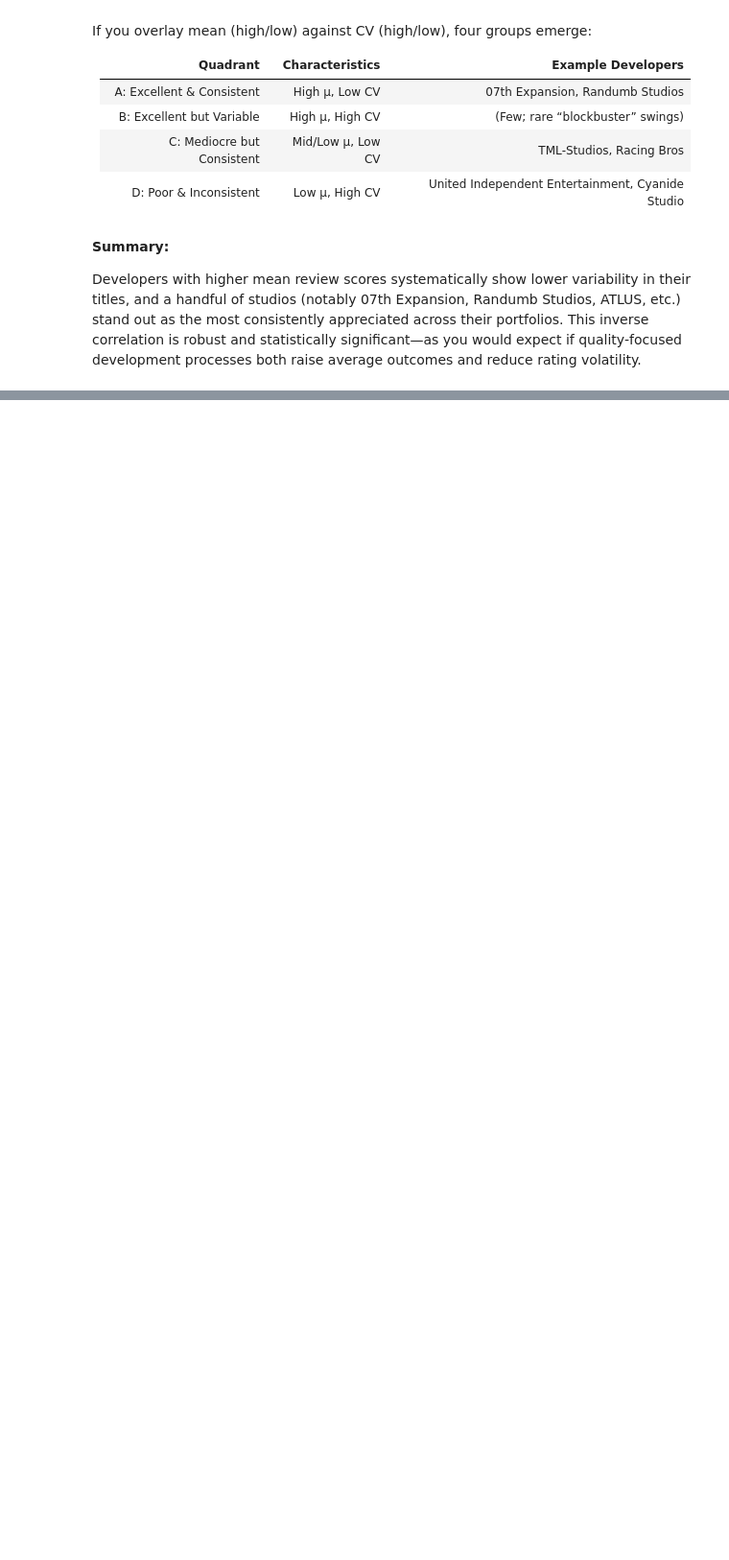
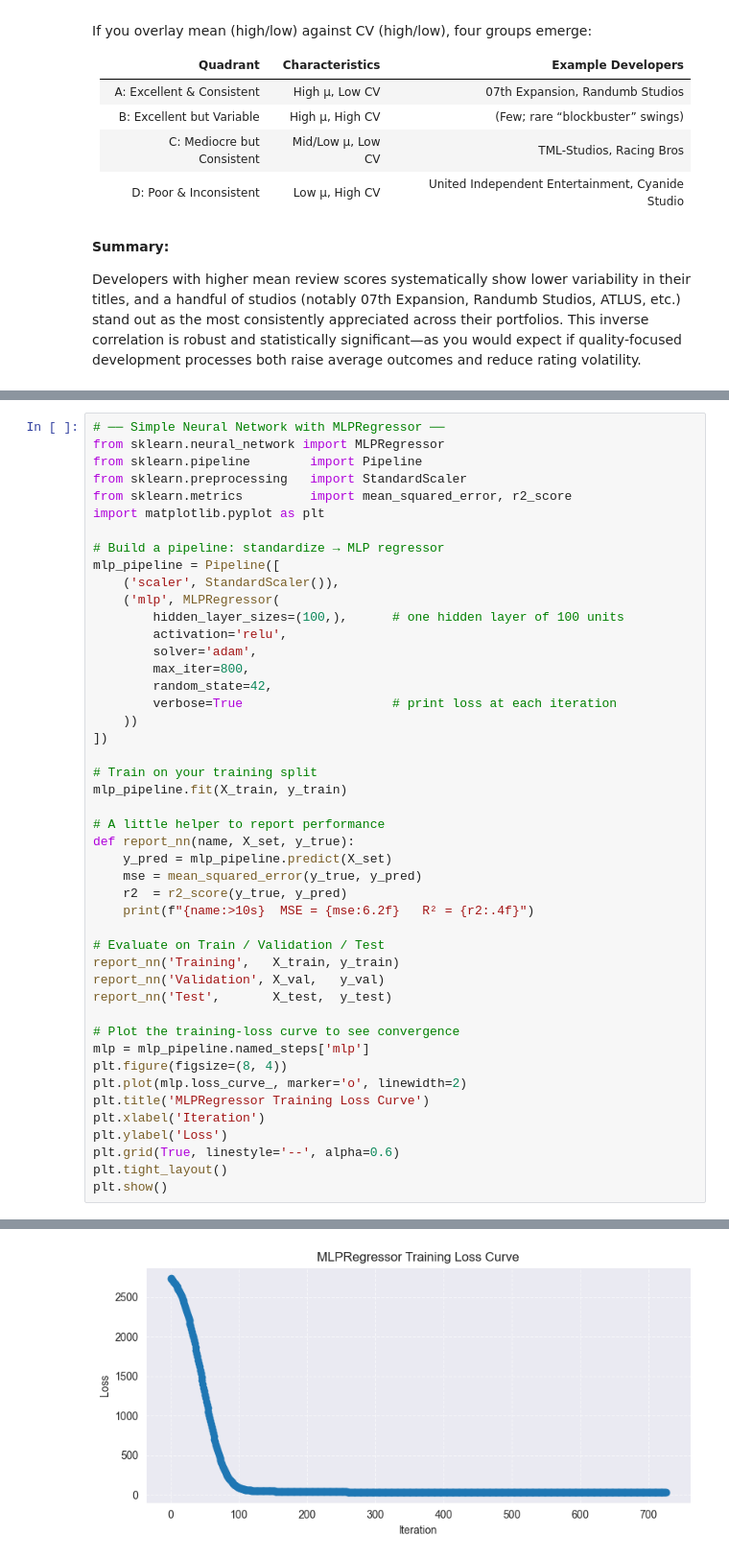
Before and after one commit to Darakuu/FAD_SteamGames_2025, a Jupyter notebook: project.ipynb, the cells around one changed output, grey strips where cells are left out. Shown at 96% size. Saved outputs shown, nothing was run; the diff lists cells and outputs as text; blank space fills up the shorter version.

Commit message:
[FEAT] Add polynomial and MLP Regressors

```diff
--- a/project.ipynb
+++ b/project.ipynb
@@ -1024,0 +1168,47 @@ Developers with higher mean review scores systematically show lower variability
+# %%
+# ── Simple Neural Network with MLPRegressor ──
+from sklearn.neural_network import MLPRegressor
+from sklearn.pipeline        import Pipeline
+from sklearn.preprocessing   import StandardScaler
+from sklearn.metrics         import mean_squared_error, r2_score
+import matplotlib.pyplot as plt
+
+# Build a pipeline: standardize → MLP regressor
+mlp_pipeline = Pipeline([
+    ('scaler', StandardScaler()),
+    ('mlp', MLPRegressor(
+        hidden_layer_sizes=(100,),      # one hidden layer of 100 units
+        activation='relu',
+        solver='adam',
+        max_iter=800,
+        random_state=42,
+        verbose=True                    # print loss at each iteration
+    ))
+])
+
+# Train on your training split
+mlp_pipeline.fit(X_train, y_train)
+
+# A little helper to report performance
+def report_nn(name, X_set, y_true):
+    y_pred = mlp_pipeline.predict(X_set)
+    mse = mean_squared_error(y_true, y_pred)
+    r2  = r2_score(y_true, y_pred)
+    print(f"{name:>10s}  MSE = {mse:6.2f}   R² = {r2:.4f}")
+
+# Evaluate on Train / Validation / Test
+report_nn('Training',   X_train, y_train)
+report_nn('Validation', X_val,   y_val)
+report_nn('Test',       X_test,  y_test)
+
+# Plot the training‐loss curve to see convergence
+mlp = mlp_pipeline.named_steps['mlp']
+plt.figure(figsize=(8, 4))
+plt.plot(mlp.loss_curve_, marker='o', linewidth=2)
+plt.title('MLPRegressor Training Loss Curve')
+plt.xlabel('Iteration')
+plt.ylabel('Loss')
+plt.grid(True, linestyle='--', alpha=0.6)
+plt.tight_layout()
+plt.show()
+# %% [output]
@@ -1024,0 +1232 @@ Developers with higher mean review scores systematically show lower variability
+[figure, added]
```
Also changed, not shown: parts of 8 cells of this notebook.
